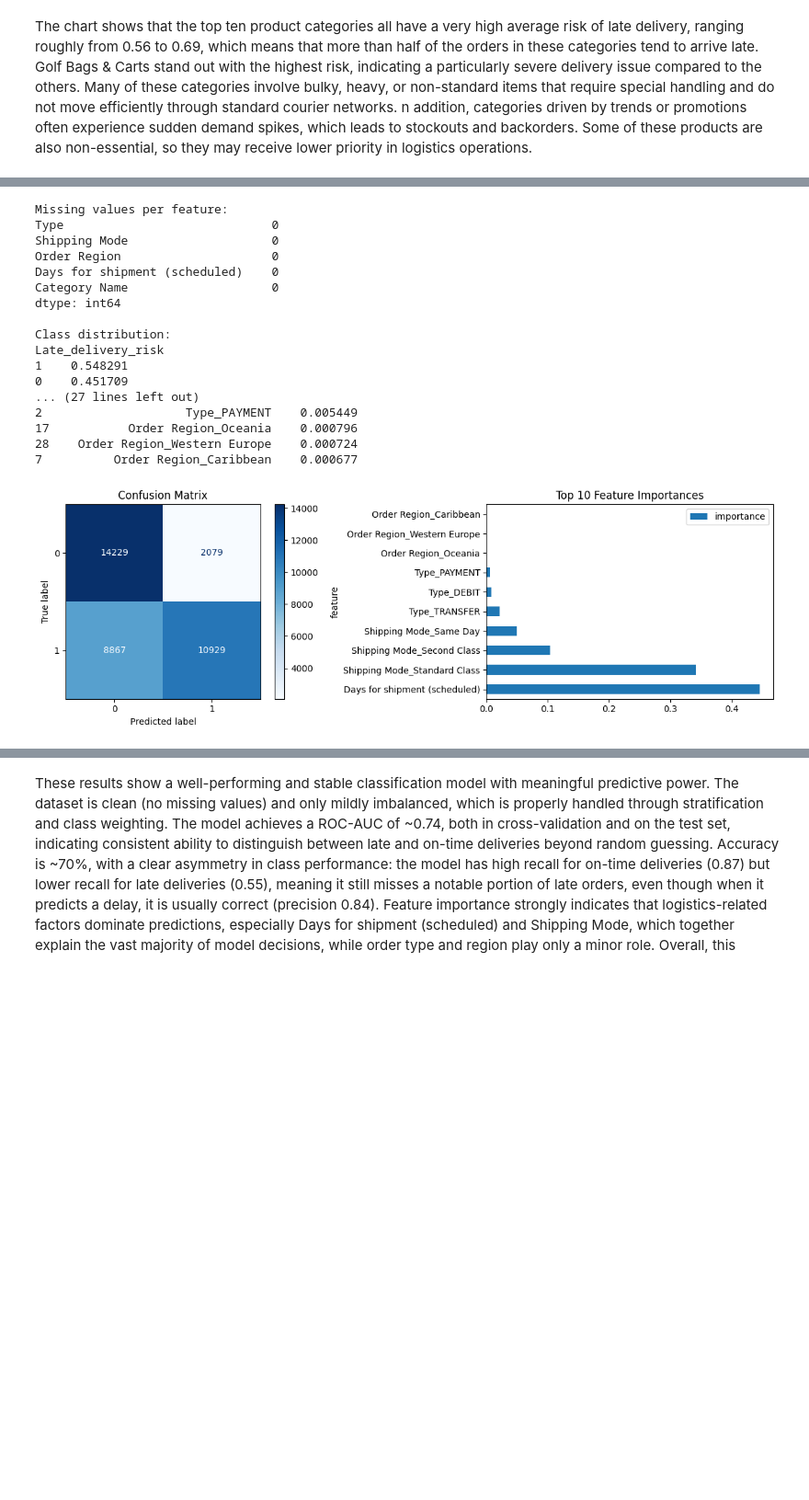
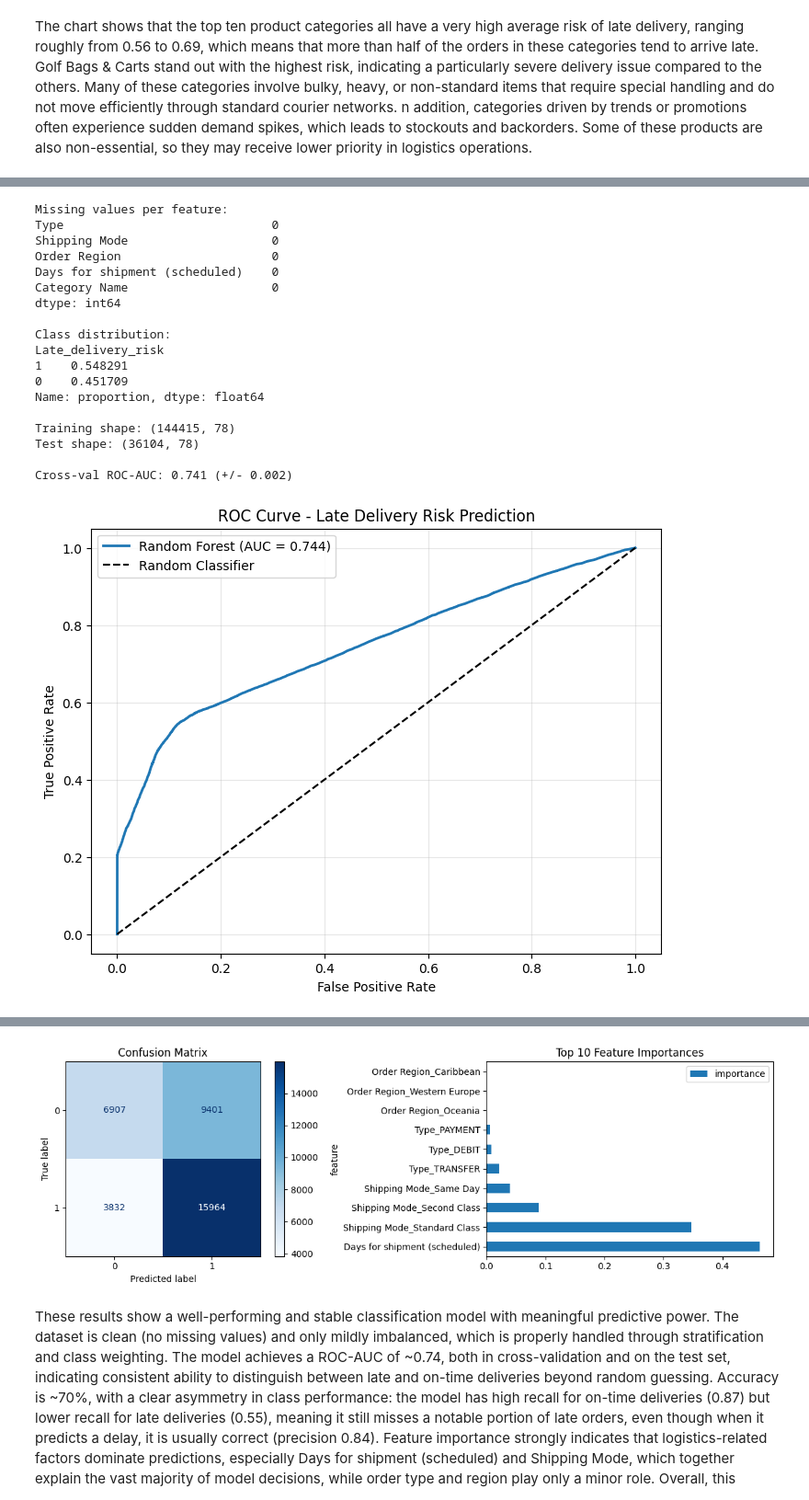
Before and after one commit to prnvni/Supply-Chain-Analytics, a Jupyter notebook: Supply_Chain_Analysis.ipynb, the cells around one changed output, grey strips where cells are left out. Shown at 92% size. Saved outputs shown, nothing was run; the diff lists cells and outputs as text; code cells hidden in the pictures; blank space fills up the shorter version.

```diff
--- a/Supply_Chain_Analysis.ipynb
+++ b/Supply_Chain_Analysis.ipynb
@@ -179,35 +188,31 @@ The chart shows that the top ten product categories all have a very high average
 # %%
-import pandas as pd
-import numpy as np
 from sklearn.model_selection import train_test_split, cross_val_score
 from sklearn.ensemble import RandomForestClassifier
 from sklearn.metrics import classification_report, ConfusionMatrixDisplay, roc_auc_score
 import matplotlib.pyplot as plt
-from sklearn.metrics import precision_recall_curve
+from sklearn.metrics import roc_curve
 
 
+# 1.feature selection
+features = ['Type', 'Shipping Mode', 'Order Region','Days for shipment (scheduled)', 'Category Name']
 
-# 1. Feature selection
-features = ['Type', 'Shipping Mode', 'Order Region',
-            'Days for shipment (scheduled)', 'Category Name']
-
-# Check for missing values
+# check for missing values
 print("Missing values per feature:")
 print(df[features].isnull().sum())
 
 X = df[features].copy()
 y = df['Late_delivery_risk']
 
-# Check class balance
+#check class balance
 print(f"\nClass distribution:\n{y.value_counts(normalize=True)}")
 
-# 2. Train-test split FIRST
+# 2.train-test split
 X_train, X_test, y_train, y_test = train_test_split(
     X, y, test_size=0.2, random_state=42, stratify=y  # stratify preserves class balance
 )
 
-# 3. One-hot encode (fit on train, transform both)
-X_train_encoded = pd.get_dummies(X_train, drop_first=True)  # drop_first avoids multicollinearity
+# 3.one-hot encode (fit on train, transform both)
+X_train_encoded = pd.get_dummies(X_train, drop_first=True)
 X_test_encoded = pd.get_dummies(X_test, drop_first=True)
 X_test_encoded = X_test_encoded.reindex(columns=X_train_encoded.columns, fill_value=0)
 
@@ -215,70 +220,81 @@ print(f"\nTraining shape: {X_train_encoded.shape}")
 print(f"Test shape: {X_test_encoded.shape}")
 
 
-# 4. Train model with class balancing
+# 4.train Random Forest model with class balancing
+
 rf_model = RandomForestClassifier(
     n_estimators=100,
     max_depth=12,
     random_state=42,
-    class_weight='balanced',  # Handle imbalance
-    n_jobs=-1  # Use all cores
+    class_weight={0: 1, 1: 1.5}
 )
-
 rf_model.fit(X_train_encoded, y_train)
 
-# 5. Cross-validation on training set
+# 5.cross-validation on training set
 cv_scores = cross_val_score(rf_model, X_train_encoded, y_train, cv=5, scoring='roc_auc')
 print(f"\nCross-val ROC-AUC: {cv_scores.mean():.3f} (+/- {cv_scores.std():.3f})")
 
-# 6. Predictions
+# 6.predictions
 y_pred = rf_model.predict(X_test_encoded)
 y_pred_proba = rf_model.predict_proba(X_test_encoded)[:, 1]
 
-precision, recall, thresholds = precision_recall_curve(y_test, y_pred_proba)
-# 7. Comprehensive evaluation
-print("\n--- Classification Report ---")
+
+# 7.ROC Curve
+fpr, tpr, _ = roc_curve(y_test, y_pred_proba)
+test_roc_auc = roc_auc_score(y_test, y_pred_proba)
+plt.figure(figsize=(8, 6))
+plt.plot(fpr, tpr, label=f'Random Forest (AUC = {test_roc_auc:.3f})', linewidth=2)
+plt.plot([0, 1], [0, 1], 'k--', label='Random Classifier')
+plt.xlabel('False Positive Rate')
+plt.ylabel('True Positive Rate')
+plt.title('ROC Curve - Late Delivery Risk Prediction')
+plt.legend()
+plt.grid(alpha=0.3)
+plt.show()
+
+# 8.comprehensive evaluation
+print("Classification Report")
 print(classification_report(y_test, y_pred))
-print(f"ROC-AUC Score: {roc_auc_score(y_test, y_pred_proba):.3f}")
 
-# 8. Feature importance
+# 9.feature importance
 feature_importance = pd.DataFrame({
     'feature': X_train_encoded.columns,
     'importance': rf_model.feature_importances_
 }).sort_values('importance', ascending=False)
 
 print("\nTop 10 Important Features:")
 print(feature_importance.head(10))
 
 # 9. Visualizations
 fig, axes = plt.subplots(1, 2, figsize=(12, 4))
 
 # Confusion Matrix
-ConfusionMatrixDisplay.from_estimator(rf_model, X_test_encoded, y_test,
-                                      cmap='Blues', ax=axes[0])
+ConfusionMatrixDisplay.from_estimator(rf_model, X_test_encoded, y_test, cmap='Blues', ax=axes[0])
 axes[0].set_title('Confusion Matrix')
 
 # Feature Importance
 feature_importance.head(10).plot(x='feature', y='importance', kind='barh', ax=axes[1])
 axes[1].set_title('Top 10 Feature Importances')
 
 plt.tight_layout()
 plt.show()
 # %% [output]
 Missing values per feature:
 Type                             0
 Shipping Mode                    0
 Order Region                     0
 Days for shipment (scheduled)    0
 Category Name                    0
 dtype: int64
 
 Class distribution:
 Late_delivery_risk
 1    0.548291
 0    0.451709
-... (27 lines left out)
-2                    Type_PAYMENT    0.005449
-17           Order Region_Oceania    0.000796
-28    Order Region_Western Europe    0.000724
-7          Order Region_Caribbean    0.000677
+Name: proportion, dtype: float64
+
+Training shape: (144415, 78)
+Test shape: (36104, 78)
+
+Cross-val ROC-AUC: 0.741 (+/- 0.002)
-[figure, old version]
+[figure, new version]
@@ -285,3 +318,4 @@ Late_delivery_risk
+[figure, added]
 # %% [markdown]
 These results show a well-performing and stable classification model with meaningful predictive power. The dataset is clean (no missing values) and only mildly imbalanced, which is properly handled through stratification and class weighting. The model achieves a ROC-AUC of ~0.74, both in cross-validation and on the test set, indicating consistent ability to distinguish between late and on-time deliveries beyond random guessing. Accuracy is ~70%, with a clear asymmetry in class performance: the model has high recall for on-time deliveries (0.87) but lower recall for late deliveries (0.55), meaning it still misses a notable portion of late orders, even though when it predicts a delay, it is usually correct (precision 0.84).
 Feature importance strongly indicates that logistics-related factors dominate predictions, especially Days for shipment (scheduled) and Shipping Mode, which together explain the vast majority of model decisions, while order type and region play only a minor role. Overall, this confirms that late delivery risk is driven primarily by shipping design choices rather than customer or regional effects, and the model is suitable for risk scoring, especially if further tuned to improve recall for late deliveries.
```
Also changed, not shown: parts of 10 cells of this notebook.
